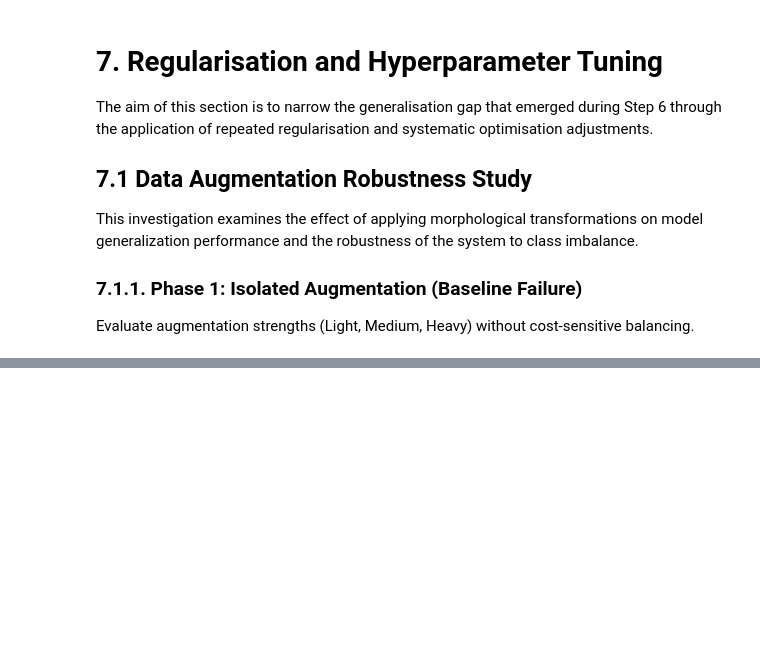
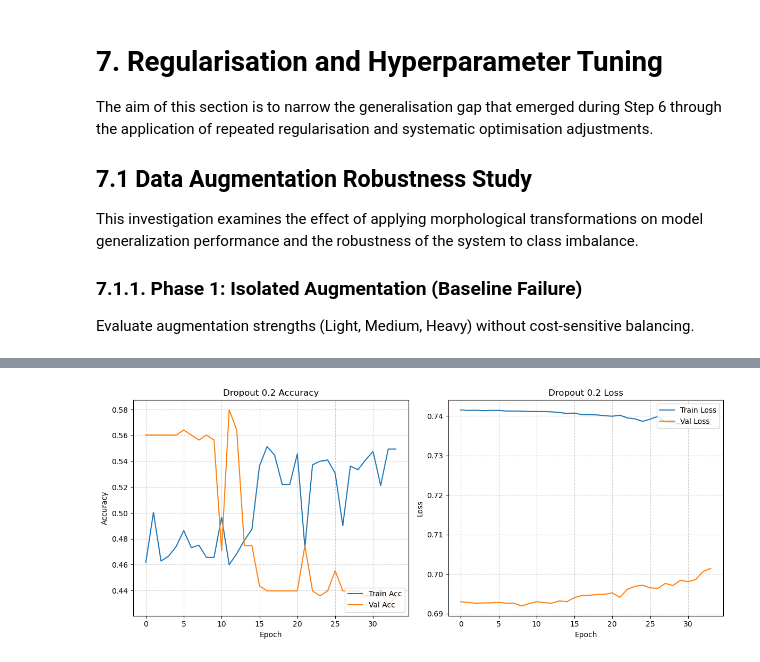
Before and after one commit to A-S-Yong/FYP, a Jupyter notebook: notebooks/Recalibration_V2.ipynb, the cells around one changed output, grey strips where cells are left out. Drawn from its saved outputs; the diff is of its cells as text; code cells hidden in the pictures; blank space fills up the shorter version.

```diff
--- a/notebooks/Recalibration_V2.ipynb
+++ b/notebooks/Recalibration_V2.ipynb
@@ -99,6 +99,8 @@ IMG_WIDTH = 224
 BATCH_SIZE = 32
 RANDOM_SEED = 42
 
+majority_baseline_acc = 0.5353
+
 print(f"Configuration set at \nBase Dir: {BASE_DIR}")
 # %% [output]
 Configuration set at
@@ -1950,0 +1955,18 @@ Moderate (1.20)  1.0  0.0  All-Malignant Collapse
+# %%
+# Test_datagen for the Validation set (No augmentation here)
+test_datagen = ImageDataGenerator(rescale=1./255)
+
+print("\nLoading Validation Set:")
+val_gen = test_datagen.flow_from_directory(
+    GREY_DIR / "val",
+    target_size=(IMG_HEIGHT, IMG_WIDTH),
+    batch_size=BATCH_SIZE,
+    class_mode='binary',
+    color_mode='grayscale',
+    seed=RANDOM_SEED,
+    # Do not shuffle for consistent evaluation
+    shuffle=False
+)
+
+# Check of the class indices to confirm labels
+print(f"\nClass Indices: {val_gen.class_indices}")
@@ -1950,0 +2053,76 @@ Moderate (1.20)  1.0  0.0  All-Malignant Collapse
+# %%
+from tqdm import tqdm
+import sys
+import gc
+
+ANCHOR_WEIGHTS = {0: 1.0, 1: 1.15}
+
+# Define the systematic grid search range
+dropout_rates = [0.2, 0.5, 0.7]
+step7_2_results = {}
+
+for rate in dropout_rates:
+    PHASE_NAME = f"Dropout {rate}"
+    print(f"\nSTART {PHASE_NAME.upper()}")
+    print(f"{'-'*60}")
+
+    # Build fresh model
+    model = build_step7_2_model(dropout_rate=rate)
+
+    # TQDM Setup
+    pbar = tqdm(total=150, desc=f"Phase {rate}", unit="epoch", position=0, leave=True, file=sys.stdout)
+
+    class TqdmCallback(keras.callbacks.Callback):
+        def on_epoch_end(self, epoch, logs=None):
+            pbar.update(1)
+            # Use .set_postfix_str for cleaner formatting
+            pbar.set_postfix({
+                "v_loss": f"{logs['val_loss']:.3f}",
+                "v_auc": f"{logs['val_auc']:.3f}"
+            })
+
+    # Unique filename for each dropout checkpoint
+    ckpt_file = f"Step7_2_Dropout_{str(rate).replace('.','')}_best.keras"
+
+    callbacks = [
+        keras.callbacks.ModelCheckpoint(ckpt_file, save_best_only=True, monitor="val_loss"),
+        keras.callbacks.EarlyStopping(monitor="val_loss", patience=25, restore_best_weights=True),
+        TqdmCallback()
+    ]
+
+    # Execution
+    history = model.fit(
+        train_gen_light,
+        epochs=150,
+        validation_data=val_gen,
+        class_weight=ANCHOR_WEIGHTS,
+        callbacks=callbacks,
+        verbose=0
+    )
+    pbar.close()
+
+    # Evaluation & Logging
+    best_ep = np.argmin(history.history['val_loss'])
+
+    # Final metrics capture for comparison
+    val_gen.reset()
+    y_pred = (model.predict(val_gen, verbose=0) > 0.5).astype(int).flatten()
+    y_true = val_gen.classes
+    tn, fp, fn, tp = confusion_matrix(y_true, y_pred).ravel()
+
+    plot_training_history(history, PHASE_NAME)
+    perf = eval_model_perf(model, val_gen)
+
+    step7_2_results[PHASE_NAME] = {
+        "Val Acc": history.history['val_accuracy'][best_ep],
+        "Val AUC": history.history['val_auc'][best_ep],
+        "Sensitivity": tp / (tp + fn) if (tp + fn) > 0 else 0,
+        "Specificity": tn / (tn + fp) if (tn + fp) > 0 else 0,
+        "Best Epoch": best_ep + 1
+    }
+
+    # Clear memory
+    tf.keras.backend.clear_session()
+
+    gc.collect()
+# %% [output]
@@ -1950,0 +2131 @@ Moderate (1.20)  1.0  0.0  All-Malignant Collapse
+[figure, added]
```
Also changed, not shown: parts of 71 cells of this notebook, 1 other file.
